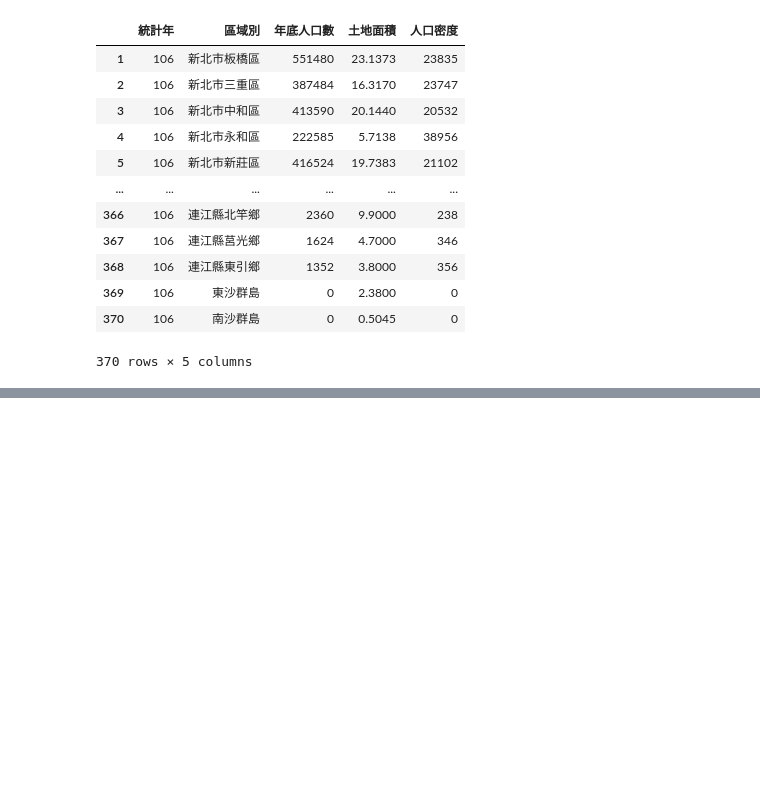
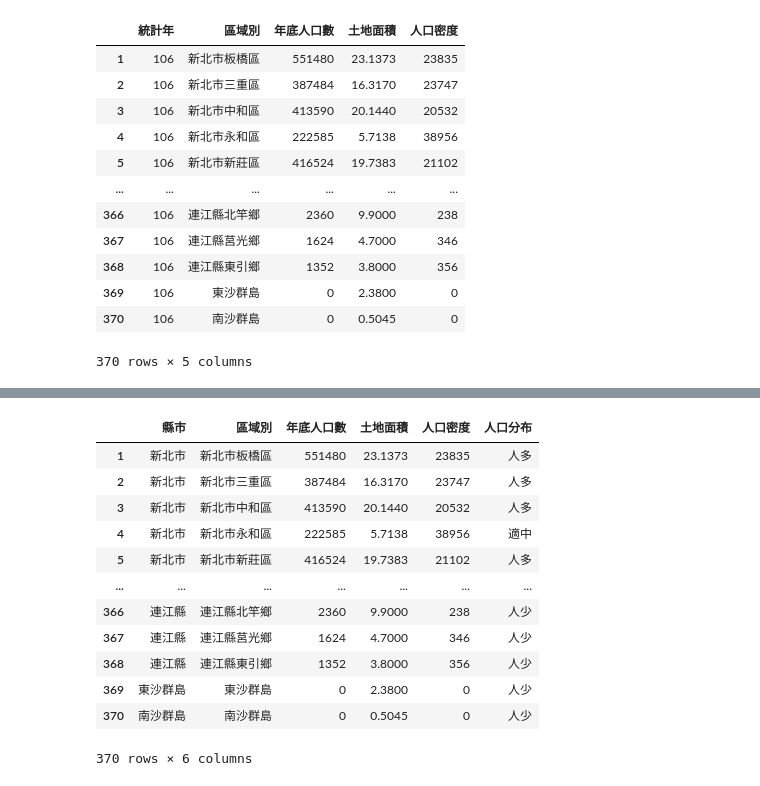
Before and after one commit to crelight0/python_analysis, a Jupyter notebook: lesson8_4.ipynb, the cells around one changed output, grey strips where cells are left out. Cells and saved outputs as stored; diff of their text form; code cells hidden in the pictures; blank space fills up the shorter version.

```diff
--- a/lesson8_4.ipynb
+++ b/lesson8_4.ipynb
@@ -164,3 +164,11 @@ df3
 | 369 | 106 | 東沙群島 | 0 | 2.3800 | 0 |
 | 370 | 106 | 南沙群島 | 0 | 0.5045 | 0 |
 370 rows × 5 columns
+# %%
+def split(value:str) -> str:
+    if len(value) > 4:
+        return value[:3]
+    else:
+        return value
+
+df3['縣市'] = df3['區域別'].map(split)
@@ -166,0 +192,25 @@ df3
+# %%
+def population(value:int) -> str:
+    if value > 367653:
+        return '人多'
+    elif value > 183826:
+        return '適中'
+    else:
+        return '人少'
+
+df4['人口分布'] = df4['年底人口數'].map(population)
+df4
+# %% [output]
+|  | 縣市 | 區域別 | 年底人口數 | 土地面積 | 人口密度 | 人口分布 |
+| 1 | 新北市 | 新北市板橋區 | 551480 | 23.1373 | 23835 | 人多 |
+| 2 | 新北市 | 新北市三重區 | 387484 | 16.3170 | 23747 | 人多 |
+| 3 | 新北市 | 新北市中和區 | 413590 | 20.1440 | 20532 | 人多 |
+| 4 | 新北市 | 新北市永和區 | 222585 | 5.7138 | 38956 | 適中 |
+| 5 | 新北市 | 新北市新莊區 | 416524 | 19.7383 | 21102 | 人多 |
+| ... | ... | ... | ... | ... | ... | ... |
+| 366 | 連江縣 | 連江縣北竿鄉 | 2360 | 9.9000 | 238 | 人少 |
+| 367 | 連江縣 | 連江縣莒光鄉 | 1624 | 4.7000 | 346 | 人少 |
+| 368 | 連江縣 | 連江縣東引鄉 | 1352 | 3.8000 | 356 | 人少 |
+| 369 | 東沙群島 | 東沙群島 | 0 | 2.3800 | 0 | 人少 |
+| 370 | 南沙群島 | 南沙群島 | 0 | 0.5045 | 0 | 人少 |
+370 rows × 6 columns
```
Also changed, not shown: parts of 5 cells of this notebook.
